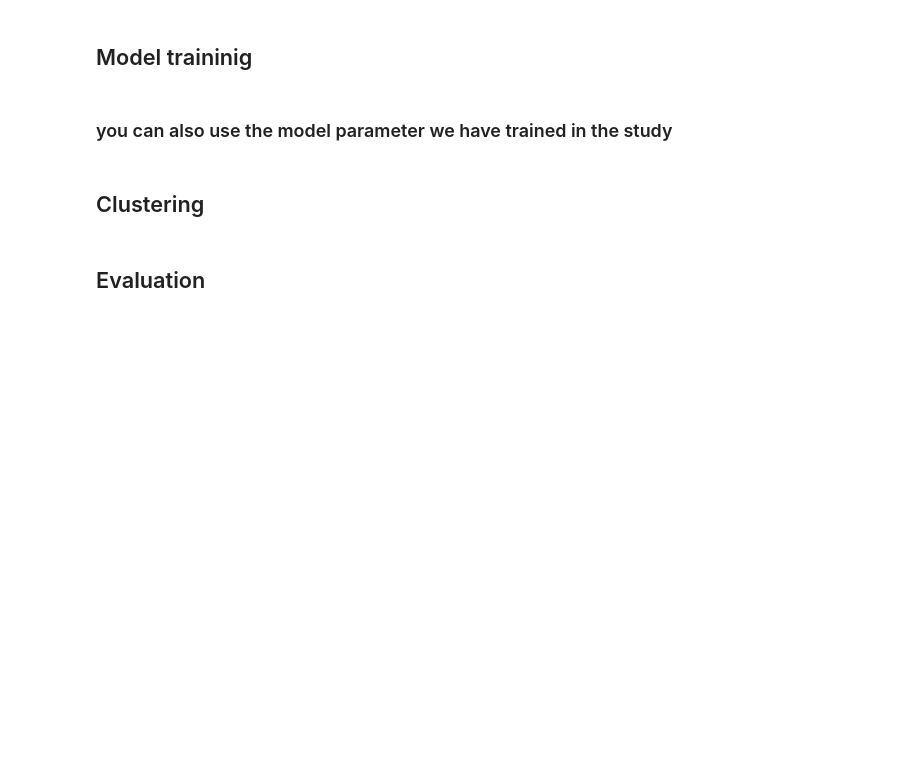
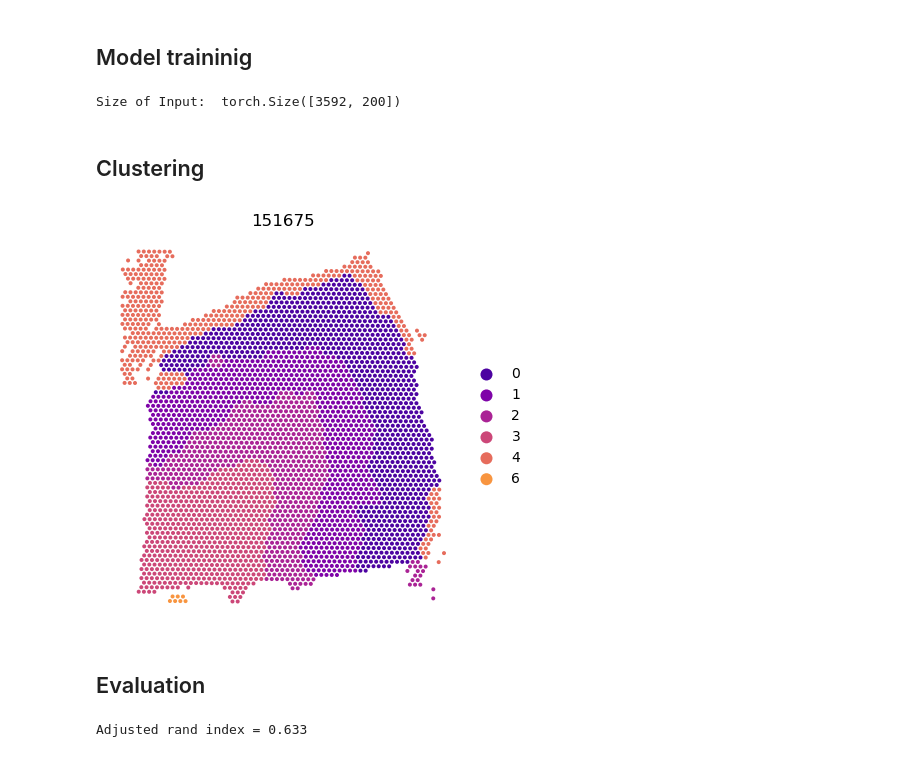
Before and after one commit to GYQ-form/RGAST, a Jupyter notebook: tutorial/spatial_clustering.ipynb, the cells around one changed output. Saved outputs shown, nothing was run; the diff lists cells and outputs as text; code cells hidden in the pictures; blank space fills up the shorter version.

```diff
--- a/tutorial/spatial_clustering.ipynb
+++ b/tutorial/spatial_clustering.ipynb
@@ -59,18 +66,14 @@ RGAST.Cal_Expression_Net(adata)
 # %% [markdown]
 ## Model traininig
 # %%
-train_RGAST = RGAST.Train_RGAST(adata)
+train_RGAST = RGAST.Train_RGAST(adata,dim_reduction='PCA',device_idx=0)
 # with early stopping
-# train_RGAST.train_RGAST(label_key="layer_guess",save_path=dir_output,n_clusters=n_clusters)
+# train_RGAST.train_RGAST(label_key="layer_guess",save_path='.',n_clusters=7)
 # without early stopping
 train_RGAST.train_RGAST(early_stopping=False, save_path='.', n_epochs=500)
 train_RGAST.train_with_dec() #optional
+# %% [output]
+Size of Input:  torch.Size([3592, 200])
-# %% [markdown]
-### you can also use the model parameter we have trained in the study
-# %%
-train_RGAST.load_model(path='../model_path/DLPFC_151675.pth')
-z, _ = train_RGAST.process()
-adata.obsm['RGAST'] =  z.to('cpu').detach().numpy()
 # %% [markdown]
 ##  Clustering
 # %%
@@ -81,10 +83,14 @@ sc.tl.umap(adata)
 _ = res_search_fixed_clus(adata, n_clusters)
 # %%
-adata.obs['refine'] = RGAST.refine_spatial_cluster(adata,adata.obs['leiden']) #optional
-RGAST.plot_clustering(adata, "refine",title='151675')
+adata.obs['refine'] = RGAST.utils.refine_spatial_cluster(adata,adata.obs['RGAST']).astype(str) #optional
+RGAST.utils.plot_clustering(adata, "refine",title='151675')
+# %% [output]
+[figure, added]
 # %% [markdown]
 ## Evaluation
 # %%
 obs_df = adata.obs.dropna(subset='layer_guess')
-ARI = adjusted_rand_score(obs_df['leiden'], obs_df['layer_guess'])
-print('Adjusted rand index = %.2f' %ARI)
+ARI = adjusted_rand_score(obs_df['refine'], obs_df['layer_guess'])
+print('Adjusted rand index = %.3f' %ARI)
+# %% [output]
+Adjusted rand index = 0.633
```
Also changed, not shown: parts of 3 cells of this notebook, 19 other files.
